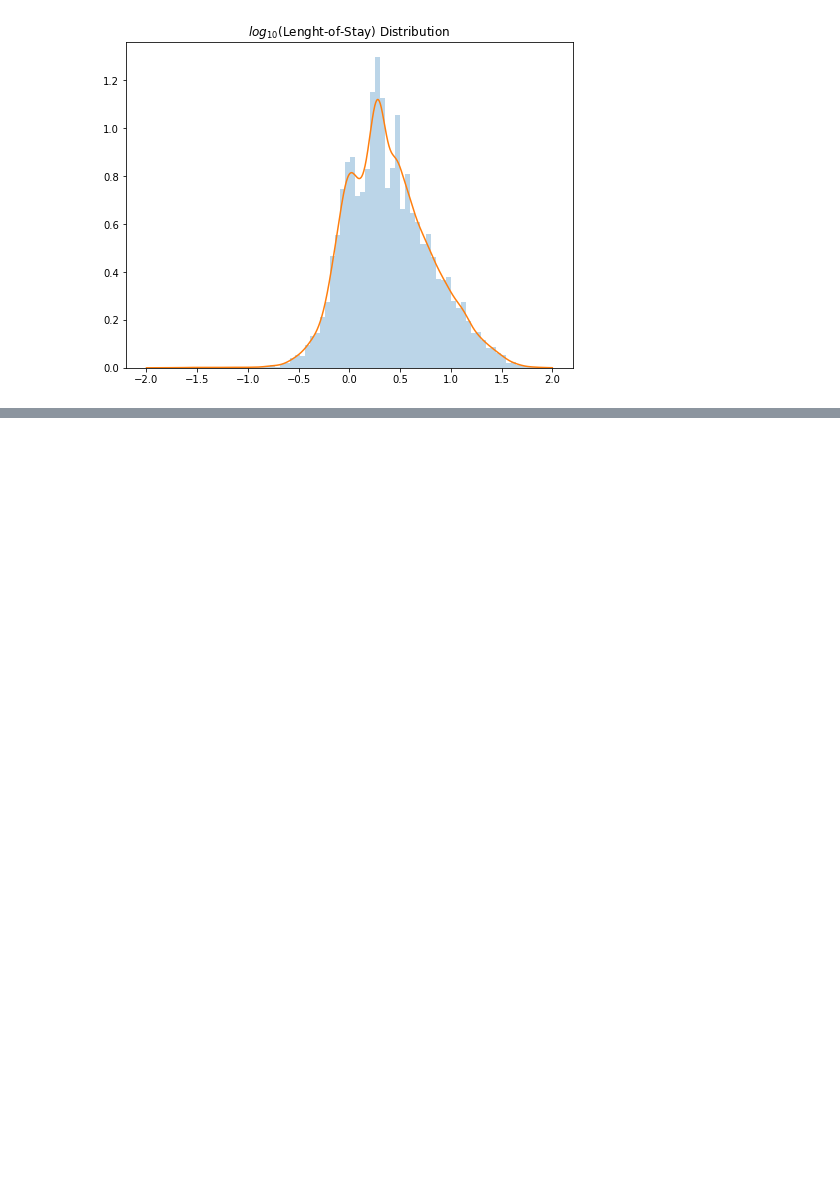
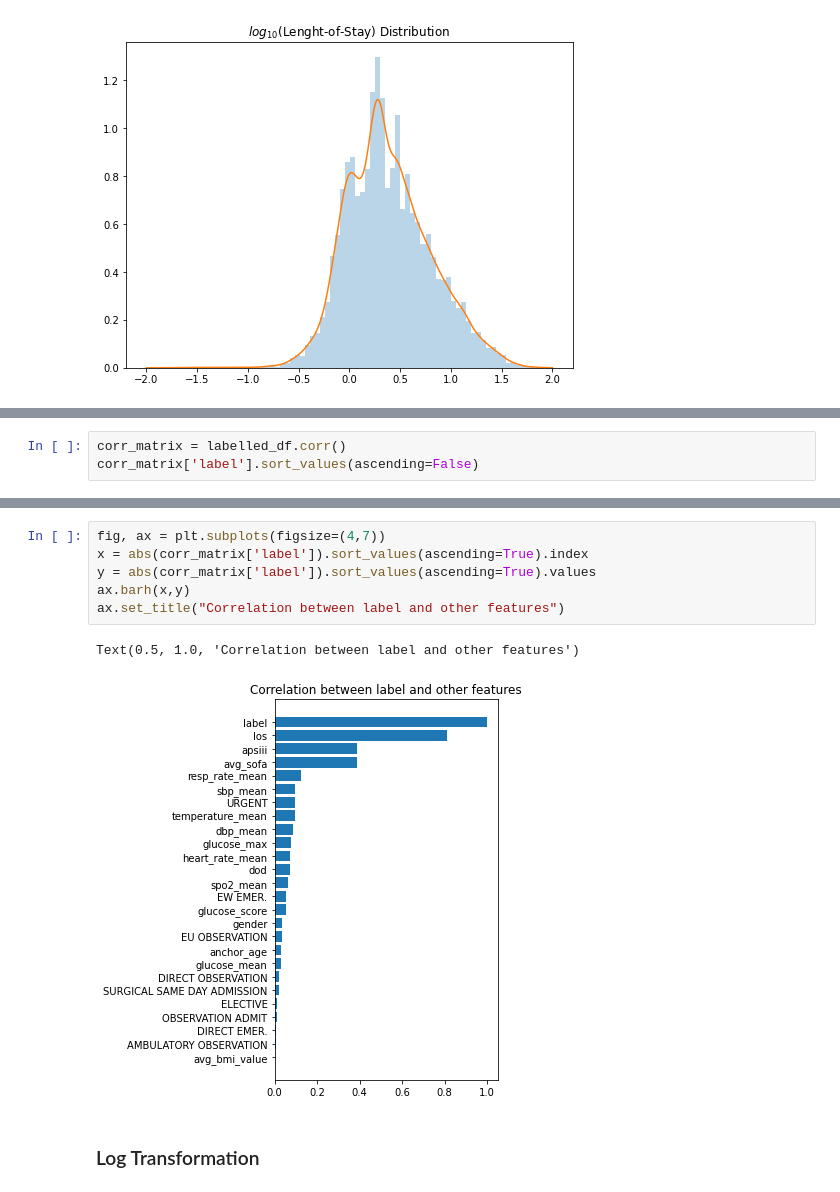
Before and after one commit to Kukaheadla/COMP90089_group_project, a Jupyter notebook: visualizations/exploratory_data_analysis.ipynb, the cells around one changed output, grey strips where cells are left out. Cells and saved outputs as stored; diff of their text form; blank space fills up the shorter version.

```diff
--- a/visualizations/exploratory_data_analysis.ipynb
+++ b/visualizations/exploratory_data_analysis.ipynb
@@ -83,0 +108,3 @@ plt.show()
+# %%
+corr_matrix = labelled_df.corr()
+corr_matrix['label'].sort_values(ascending=False)
@@ -83,0 +153,11 @@ plt.show()
+# %%
+fig, ax = plt.subplots(figsize=(4,7))
+x = abs(corr_matrix['label']).sort_values(ascending=True).index
+y = abs(corr_matrix['label']).sort_values(ascending=True).values
+ax.barh(x,y)
+ax.set_title("Correlation between label and other features")
+# %% [output]
+Text(0.5, 1.0, 'Correlation between label and other features')
+[figure, added]
+# %% [markdown]
+### Log Transformation
```
Also changed, not shown: parts of 15 cells of this notebook, 5 other files.
